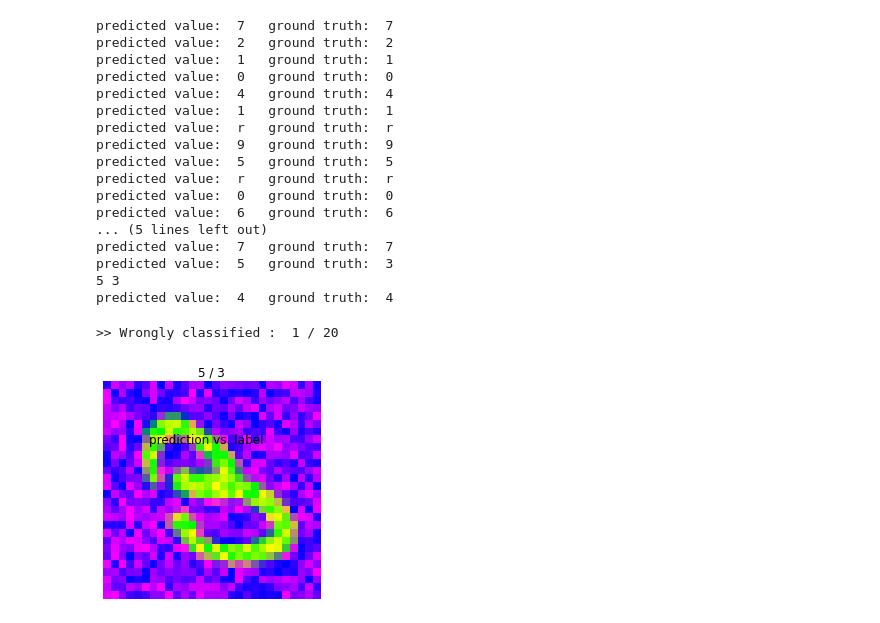
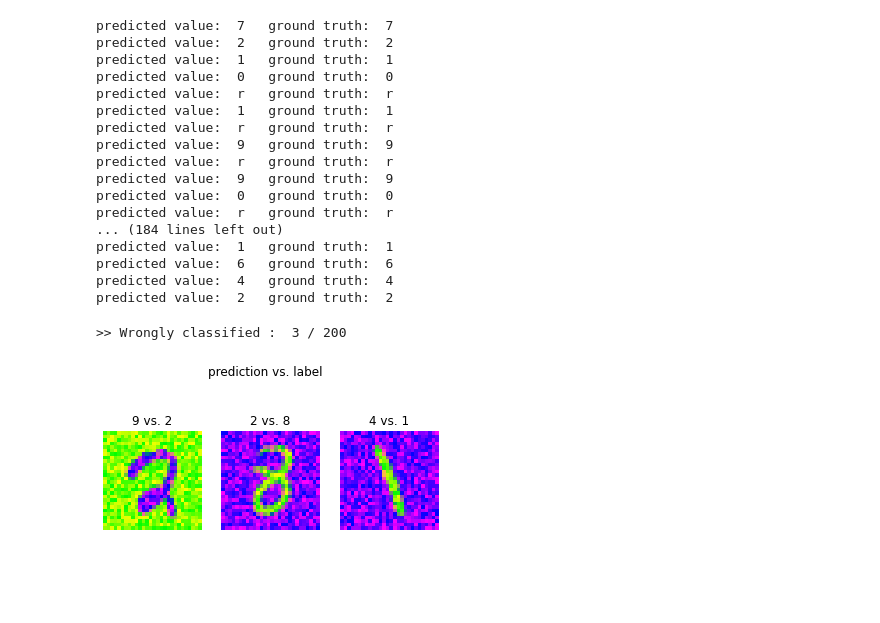
Before and after one commit to axelpuyo/liasd, a Jupyter notebook: perceptive_bias_model.ipynb, the cells around one changed output. Saved outputs shown, nothing was run; the diff lists cells and outputs as text; code cells hidden in the pictures; blank space fills up the shorter version.

```diff
--- a/perceptive_bias_model.ipynb
+++ b/perceptive_bias_model.ipynb
@@ -217,7 +218,7 @@ def adversarial_tests():
 ims, labels = test_images, test_mixed
 labs = [0, 1, 2, 3, 4, 5, 6, 7, 8, 9, 'r', 'g', 'b']
 
-n = 20
+n = 200
 wrong_list = []
 test_ims = ims[:n]
 preds = model.predict(test_ims)
@@ -227,49 +228,49 @@ for i in range(test_ims.shape[0]):
   pred_value = list(preds[i]).index(pred_max)
   ground_value = list(labels[i]).index(ground_max)
 
-  print('predicted value: ', labs[pred_value] , '  ground truth: ', labs[ground_value])
-
   if pred_value != ground_value:
-    print(pred_value, ground_value)
+    print('predicted value: ', labs[pred_value], '  ground truth: ', labs[ground_value], ' <<')
     wrong_list.append((i, pred_value))
+  else:
+    print('predicted value: ', labs[pred_value] , '  ground truth: ', labs[ground_value])
 # %% [output]
 predicted value:  7   ground truth:  7
 predicted value:  2   ground truth:  2
 predicted value:  1   ground truth:  1
 predicted value:  0   ground truth:  0
-predicted value:  4   ground truth:  4
+predicted value:  r   ground truth:  r
 predicted value:  1   ground truth:  1
 predicted value:  r   ground truth:  r
 predicted value:  9   ground truth:  9
-predicted value:  5   ground truth:  5
 predicted value:  r   ground truth:  r
+predicted value:  9   ground truth:  9
 predicted value:  0   ground truth:  0
+predicted value:  r   ground truth:  r
+... (184 lines left out)
+predicted value:  1   ground truth:  1
 predicted value:  6   ground truth:  6
-... (5 lines left out)
-predicted value:  7   ground truth:  7
-predicted value:  5   ground truth:  3
-5 3
 predicted value:  4   ground truth:  4
+predicted value:  2   ground truth:  2
 # %%
 c, plots = 1, 1
 print('>> Wrongly classified : ', len(wrong_list), '/', test_ims.shape[0])
-plt.suptitle('prediction vs. label', y=0.7)
+plt.suptitle('prediction vs. label', y=0.9)
 labs = [0, 1, 2, 3, 4, 5, 6, 7, 8, 9, 'red', 'green', 'blue']
 for (i, j) in wrong_list:
   ground_truth = list(test_numbers[i])
   max_val = max(ground_truth)
   true_label = ground_truth.index(max_val)
   pred_label = labs[j]
 
   if plots and wrong_list:
     plt.subplot(1, len(wrong_list), c)
-    plt.title('{} / {}'.format(pred_label, true_label))
+    plt.title('{} vs. {}'.format(pred_label, true_label))
     plt.imshow(test_ims[i])
     plt.axis('off')
   c += 1
 # %% [output]
->> Wrongly classified :  1 / 20
+>> Wrongly classified :  3 / 200
-[figure, old version]
+[figure, new version]
 # %%
 ## POST-ANALYSIS
 # if wrong_list: # THIS IS DEPRECATED
```
Also changed, not shown: parts of 9 cells of this notebook.
